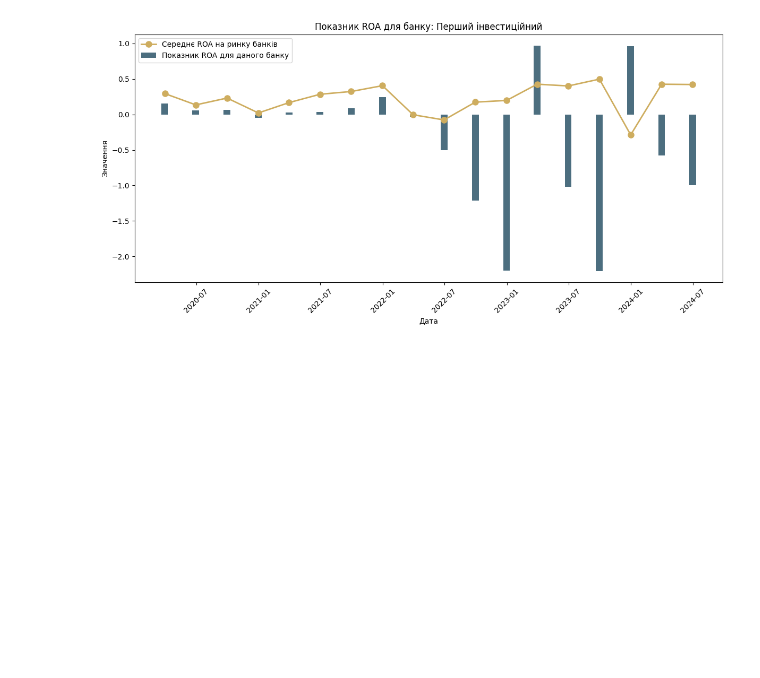
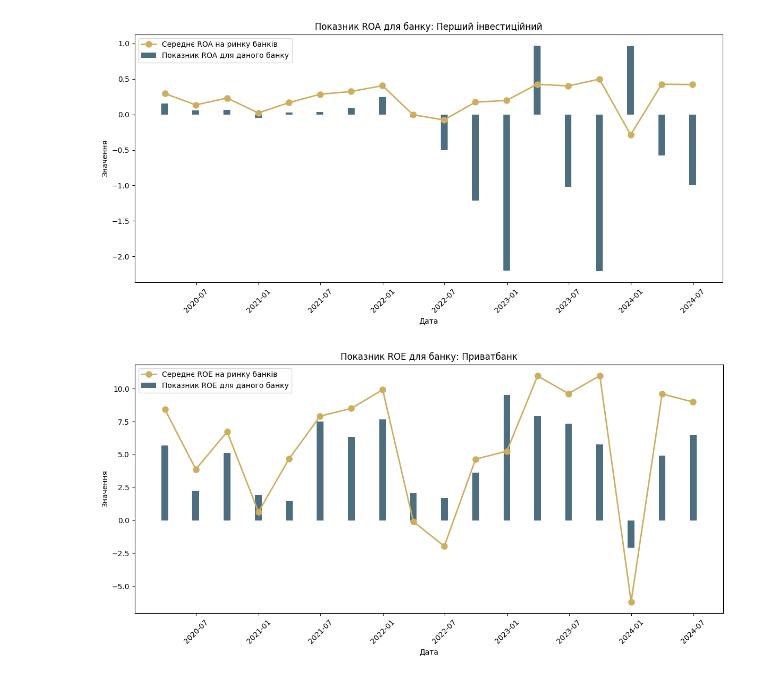
Before and after one commit to Lkupybida/ClothesIndustryAnalysys, a Jupyter notebook: roa_roe.ipynb, the cells around one changed output. Cells and saved outputs as stored; diff of their text form; code cells hidden in the pictures; blank space fills up the shorter version.

Commit message:
roe plots

```diff
--- a/roa_roe.ipynb
+++ b/roa_roe.ipynb
@@ -141,3 +141,26 @@ create_hist_roa('Сенс', df_roa_sense, df_roa_total)
 create_hist_roa('Перший інвестиційний', df_roa_first_investment_bank, df_roa_total)
 # %% [output]
 [figure]
+# %%
+df_roe_privatbank = (df_profit_combined['privatbank'] / df_equity_combined['privatbank']) * 100
+df_roe_oschadbank = (df_profit_combined['oschadbank'] / df_equity_combined['oschadbank']) * 100
+df_roe_ukreximbank = (df_profit_combined['ukreximbank'] / df_equity_combined['ukreximbank']) * 100
+df_roe_ukrgasbank = (df_profit_combined['ukrgasbank'] / df_equity_combined['ukrgasbank']) * 100
+df_roe_sense = (df_profit_combined['sense'] / df_equity_combined['sense']) * 100
+df_roe_first_investment_bank = (df_profit_combined['first investment bank'] / df_equity_combined['first investment bank']) * 100
+# %%
+def create_hist_roe(bank, df, total_df):
+    plt.figure(figsize=(12, 6))
+    plt.bar(pd.to_datetime(df.keys()), df.values, width=20, align='center', color='#003049', alpha=0.7, label='Показник ROE для даного банку')
+    plt.plot(pd.to_datetime(df.keys()), total_df.values, color='#CEAD5F', marker='o', linestyle='-', linewidth=2, markersize=8, label='Середнє ROE на ринку банків')
+    plt.xlabel('Дата')
+    plt.ylabel('Значення')
+    plt.title(f'Показник ROE для банку: {bank}')
+    plt.xticks(rotation=45)
+    plt.legend(loc='upper left')
+    plt.tight_layout()
+    plt.show()
+# %%
+create_hist_roe('Приватбанк', df_roe_privatbank, df_roe_total)
+# %% [output]
+[figure, added]
```
Also changed, not shown: parts of 5 cells of this notebook.
